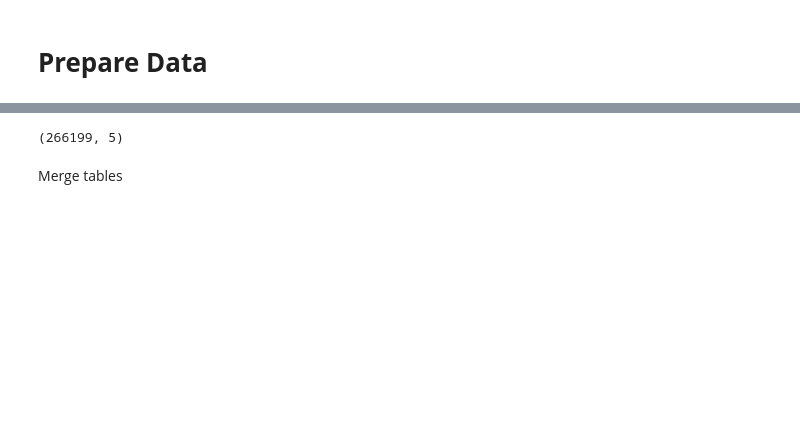
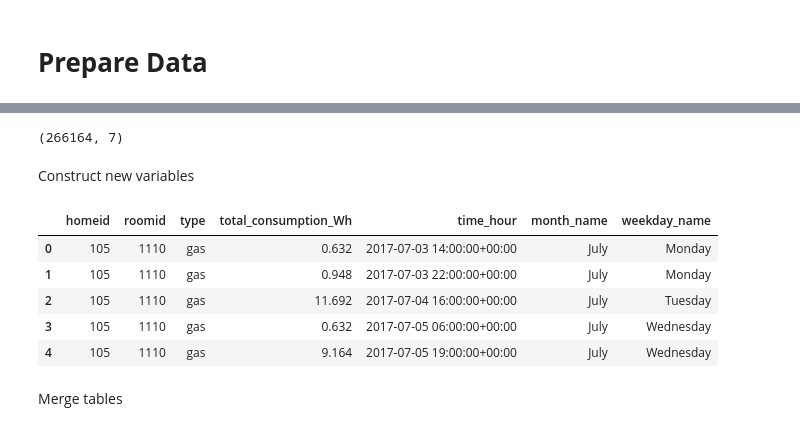
Before and after one commit to Julian200019/DataScience2024, a Jupyter notebook: Xmas_Challenge/ideal_eda.ipynb, the cells around one changed output, grey strips where cells are left out. Saved outputs shown, nothing was run; the diff lists cells and outputs as text; code cells hidden in the pictures; blank space fills up the shorter version.

```diff
--- a/Xmas_Challenge/ideal_eda.ipynb
+++ b/Xmas_Challenge/ideal_eda.ipynb
@@ -206,8 +206,24 @@ energy.shape
-# %%
-energy_train_without_null = energy.dropna()
-energy_train_without_null.shape
-# %% [output]
-(266199, 5)
+# %%
+energy_without_null = energy[energy['total_consumption_Wh'] > 0]
+energy_without_null.shape
+# %% [output]
+(266164, 7)
+# %% [markdown]
+Construct new variables
+# %%
+energy['time_hour'] = pd.to_datetime(energy['timestamp_local'], utc=True)
+energy['month_name'] = energy['timestamp_local'].dt.month_name()
+energy['weekday_name'] = energy['timestamp_local'].dt.day_name()
+energy = energy.drop(columns=['timestamp_local'])
+# %%
+energy.head()
+# %% [output]
+|  | homeid | roomid | type | total_consumption_Wh | time_hour | month_name | weekday_name |
+| 0 | 105 | 1110 | gas | 0.632 | 2017-07-03 14:00:00+00:00 | July | Monday |
+| 1 | 105 | 1110 | gas | 0.948 | 2017-07-03 22:00:00+00:00 | July | Monday |
+| 2 | 105 | 1110 | gas | 11.692 | 2017-07-04 16:00:00+00:00 | July | Tuesday |
+| 3 | 105 | 1110 | gas | 0.632 | 2017-07-05 06:00:00+00:00 | July | Wednesday |
+| 4 | 105 | 1110 | gas | 9.164 | 2017-07-05 19:00:00+00:00 | July | Wednesday |
 # %% [markdown]
 Merge tables
 # %%
```
Also changed, not shown: parts of 6 cells of this notebook.
